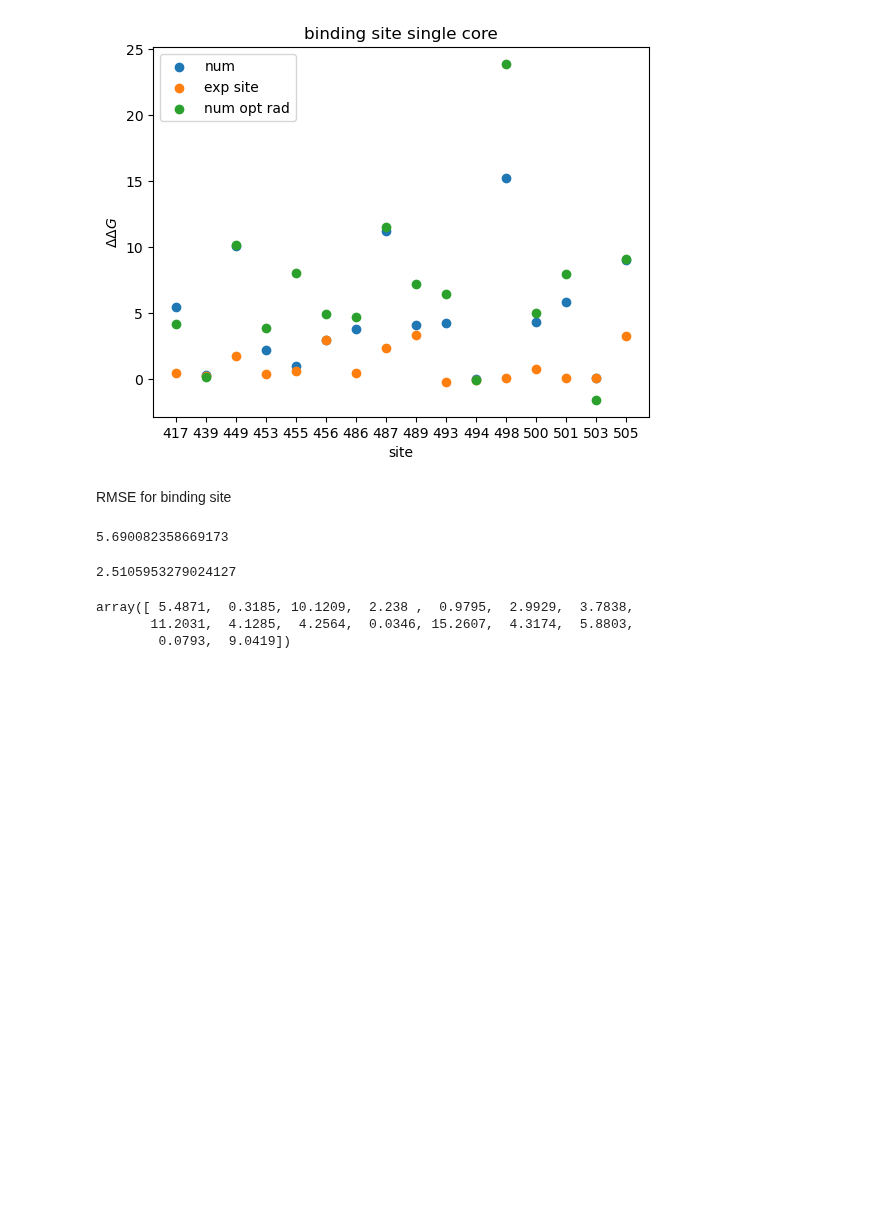
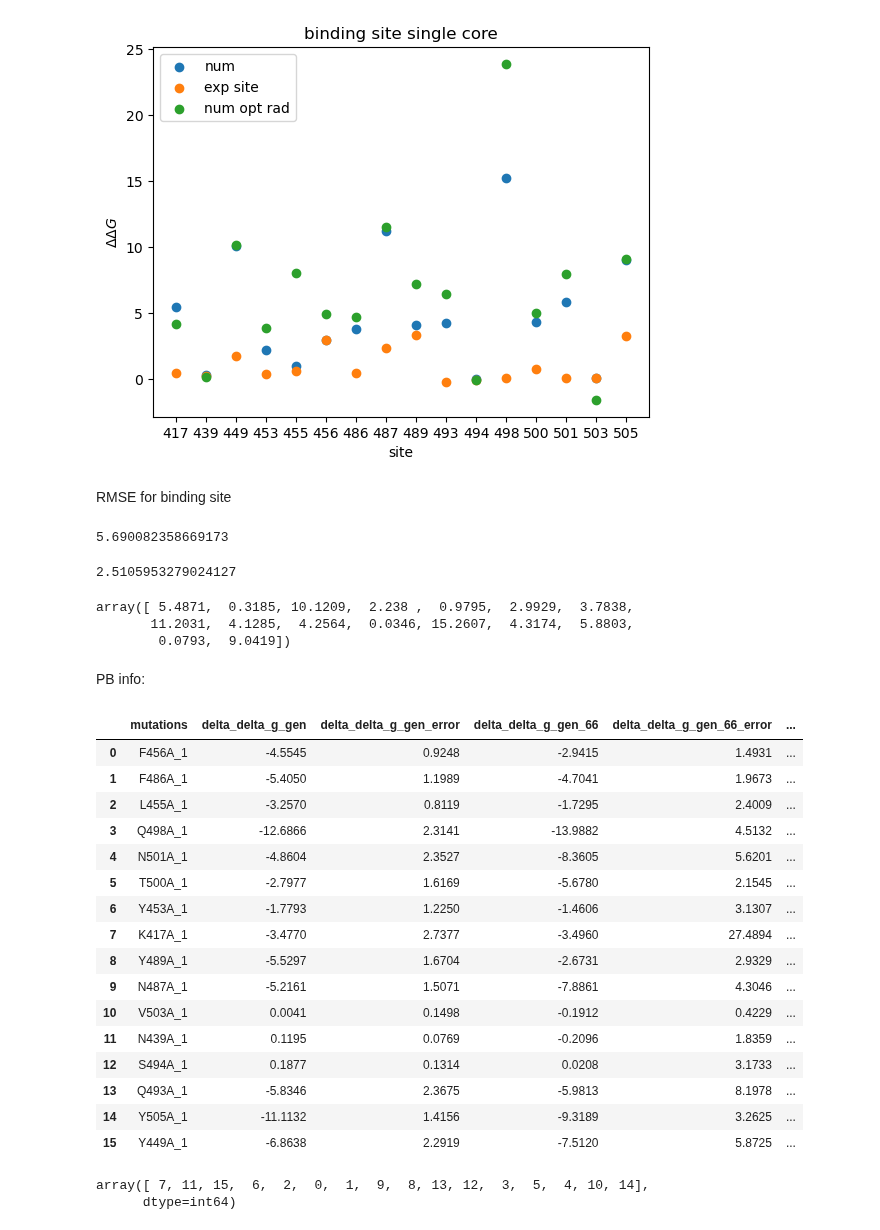
Before and after one commit to fergplace/amber_scripts, a Jupyter notebook: simple_amino_eval_pres.ipynb, the cells around one changed output. Drawn from its saved outputs; the diff is of its cells as text; code cells hidden in the pictures; blank space fills up the shorter version.

```diff
--- a/simple_amino_eval_pres.ipynb
+++ b/simple_amino_eval_pres.ipynb
@@ -653,3 +653,36 @@ num_66_all_sc[mut_arg_idx_all][mut_arg_idx_all_site]
 array([ 5.4871,  0.3185, 10.1209,  2.238 ,  0.9795,  2.9929,  3.7838,
        11.2031,  4.1285,  4.2564,  0.0346, 15.2607,  4.3174,  5.8803,
         0.0793,  9.0419])
+# %% [markdown]
+PB info:
+# %%
+df_pb_data = pd.read_csv("all_amino_salt_pb.csv", index_col=0)
+df_pb_data
+# %% [output]
+|  | mutations | delta_delta_g_gen | delta_delta_g_gen_error | delta_delta_g_gen_66 | delta_delta_g_gen_66_error | ... |
+| 0 | F456A_1 | -4.5545 | 0.9248 | -2.9415 | 1.4931 | ... |
+| 1 | F486A_1 | -5.4050 | 1.1989 | -4.7041 | 1.9673 | ... |
+| 2 | L455A_1 | -3.2570 | 0.8119 | -1.7295 | 2.4009 | ... |
+| 3 | Q498A_1 | -12.6866 | 2.3141 | -13.9882 | 4.5132 | ... |
+| 4 | N501A_1 | -4.8604 | 2.3527 | -8.3605 | 5.6201 | ... |
+| 5 | T500A_1 | -2.7977 | 1.6169 | -5.6780 | 2.1545 | ... |
+| 6 | Y453A_1 | -1.7793 | 1.2250 | -1.4606 | 3.1307 | ... |
+| 7 | K417A_1 | -3.4770 | 2.7377 | -3.4960 | 27.4894 | ... |
+| 8 | Y489A_1 | -5.5297 | 1.6704 | -2.6731 | 2.9329 | ... |
+| 9 | N487A_1 | -5.2161 | 1.5071 | -7.8861 | 4.3046 | ... |
+| 10 | V503A_1 | 0.0041 | 0.1498 | -0.1912 | 0.4229 | ... |
+| 11 | N439A_1 | 0.1195 | 0.0769 | -0.2096 | 1.8359 | ... |
+| 12 | S494A_1 | 0.1877 | 0.1314 | 0.0208 | 3.1733 | ... |
+| 13 | Q493A_1 | -5.8346 | 2.3675 | -5.9813 | 8.1978 | ... |
+| 14 | Y505A_1 | -11.1132 | 1.4156 | -9.3189 | 3.2625 | ... |
+| 15 | Y449A_1 | -6.8638 | 2.2919 | -7.5120 | 5.8725 | ... |
+# %%
+all_muts_in_df = df_pb_data["mutations"].to_numpy()
+tmp_muts = []
+for muts in all_muts_in_df :
+    tmp_muts.append( int(muts[1:4]) )
+tmp_muts = np.array(tmp_muts)
+tmp_idx = tmp_muts.argsort()
+# %% [output]
+array([ 7, 11, 15,  6,  2,  0,  1,  9,  8, 13, 12,  3,  5,  4, 10, 14],
+      dtype=int64)
```
Also changed, not shown: parts of 8 cells of this notebook, 1 other file.
